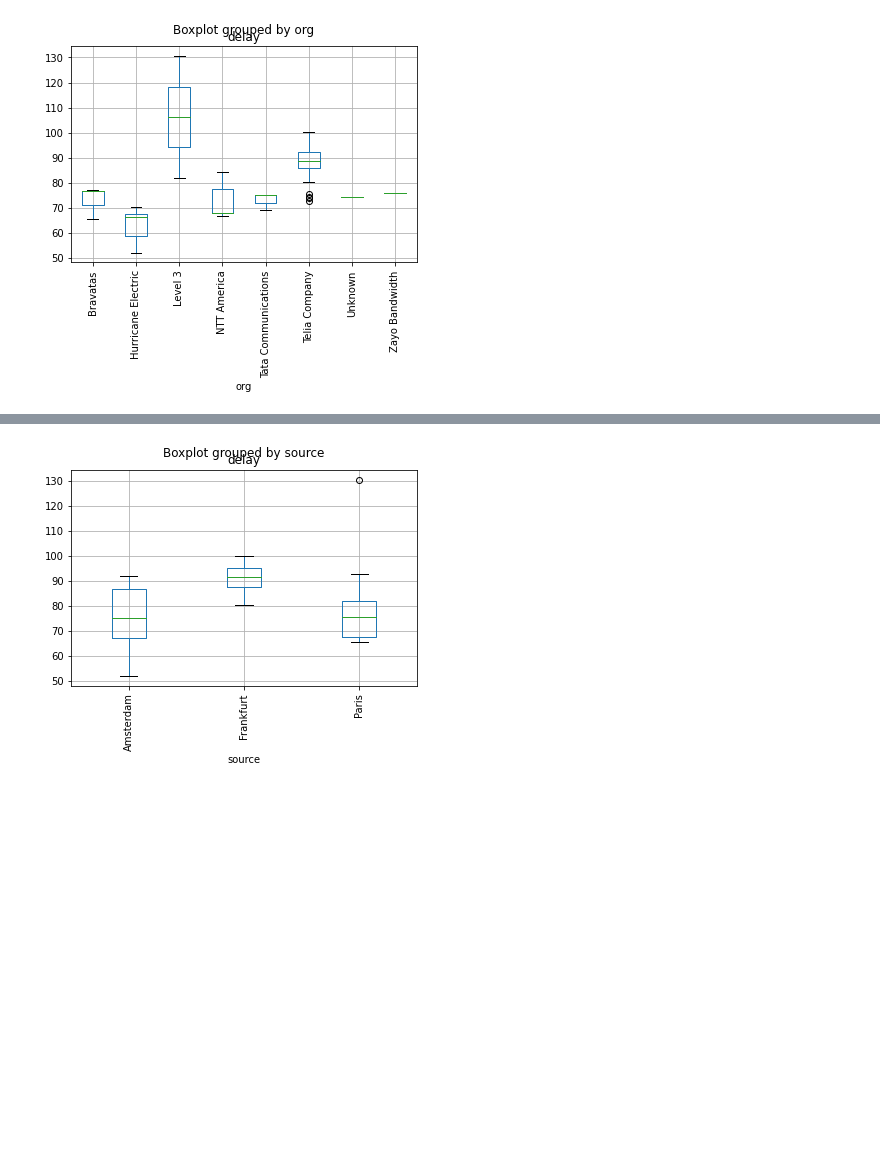
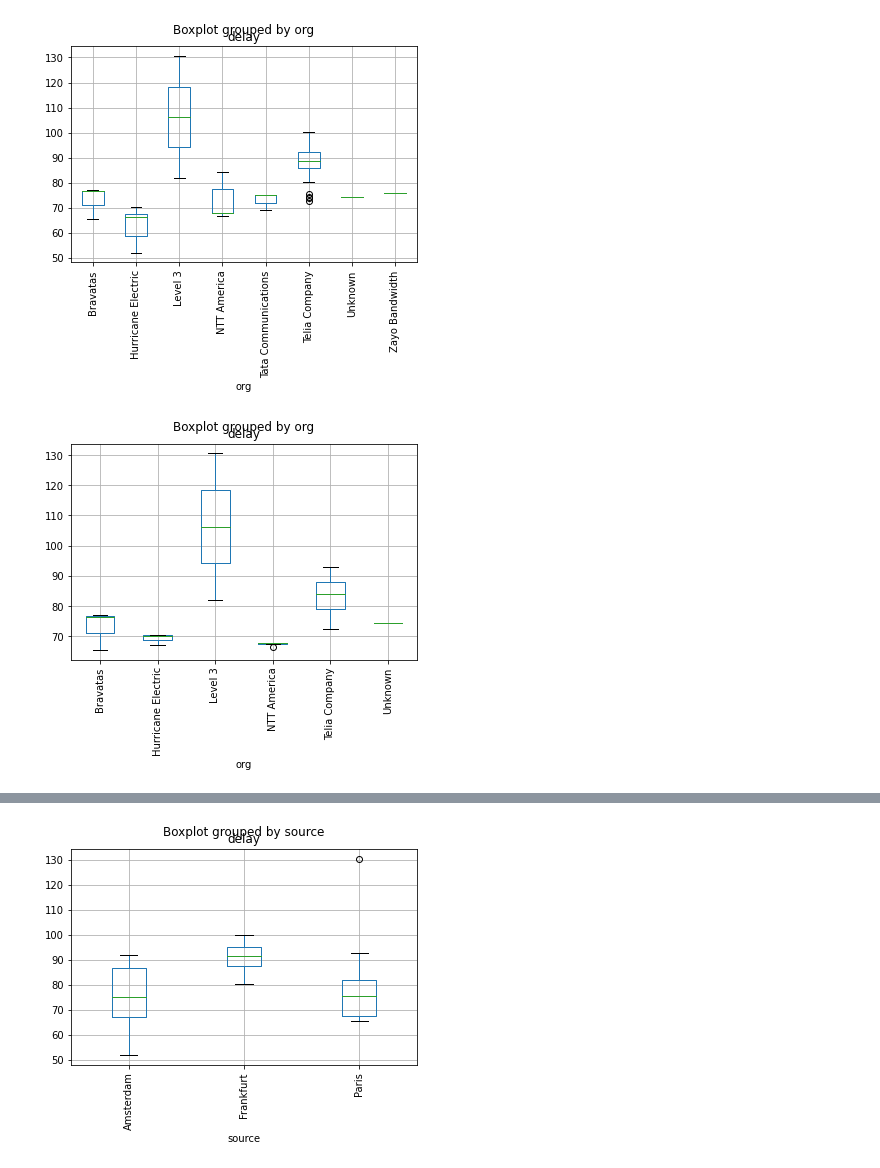
Before and after one commit to liampeng1/NetworksProject, a Jupyter notebook: Untitled.ipynb, the cells around one changed output, grey strips where cells are left out. Saved outputs shown, nothing was run; the diff lists cells and outputs as text; code cells hidden in the pictures; blank space fills up the shorter version.

Commit message:
made more graphs

```diff
--- a/Untitled.ipynb
+++ b/Untitled.ipynb
@@ -29,7 +29,3 @@ combined_df['regionName'][:10]
 8         Illinois
 9         Virginia
 Name: regionName, dtype: object
-# %%
-for name, group in paris_routes:
-    print (group[['country', 'hop', 'org', 'Avg']])
-    print ('-----------------------------')
@@ -78,16 +56,19 @@ Index(['Unnamed: 0', 'IP', 'Loss', 'Snt', 'Last', 'Avg', 'Best', 'Wrst',
        'timezone', 'zip', 'message', 'asn', 'cont_code'],
       dtype='object')
 # %%
-TA_df = pd.DataFrame(columns=['delay', 'source', 'org', 'time'])
+TA_df = pd.DataFrame(columns=['delay', 'source', 'org', 'time', 'last_EU', 'first_NA'])
 for source in ['Amsterdam','Paris','Frankfurt']:
     city_routes = combined_df.loc[combined_df['source'] == source]
     for time, group in city_routes.groupby('time'):
-#         print (group[['hop', 'Avg', 'source']])
-        # get max change
+        # get the max change in latency between self and last router
+        # value should be the Distance in RTT between Source -> router in EU and Source -> router in NA
         last = 0
         TA_delay = 0
         org = ''
         threshold = 50
+        # set to lowest RTT of TA_links by ISPs used
+        # https://www.thebroadcastbridge.com/content/entry/3988/trans-atlantic-network-latency-reduced
+        # determined by first link with delay > threshold because of what we saw as inacuracies in IP location data
         for index, row in group.iterrows():
             if row['Avg'] > 0.0:
                 avg_change = row['Avg'] - last
@@ -97,11 +78,14 @@ for source in ['Amsterdam','Paris','Frankfurt']:
                     max_hop = row['hop']
                     break
                 last = row['Avg']
-        # get min after that
+        # check latency of each router after the TA link
+        # Adjusts for spikes caused by increases in
         min_after = TA_delay
         for index, row in group.loc[group['hop'] >= max_hop].iterrows():
             if row['Avg'] > 0:
+                # if latency for later router < our recorded TA latency
                 if row['Avg'] - last < min_after:
+                    # replace TA latency with later latency
                     min_after = row['Avg'] - last
         TA_delay = min_after
-        TA_df = TA_df.append({'delay':TA_delay, 'source':source, 'org':org, 'time':time}, ignore_index=True)
+        TA_df = TA_df.append({'delay':TA_delay, 'source':source, 'org':org, 'time':time, 'last_EU':last_EU, 'first_NA':first_NA}, ignore_index=True)
@@ -190,6 +194,8 @@ print (amsterdam)
 17   52.0  Amsterdam        Hurricane Electric  2020-04-16T20:16:21+0000    20
 18   59.0  Amsterdam        Hurricane Electric  2020-04-16T22:23:27+0000    22
 19   92.0  Amsterdam          Telia Company AB  2020-04-16T22:36:33+0000    22
+# %%
+TA_df = pd.read_csv('TA_df.csv')
 # %%
 city_dict = {}
 for num, city in enumerate(list(set(TA_df['source']))):
@@ -299,3 +305,8 @@ delay_org = TA_df.boxplot(column=['delay'],by='org', rot=90).get_figure()
 delay_org.savefig('delay_org.pdf')
 # %% [output]
 [figure]
+# %%
+Paris_org_delay = TA_df.loc[TA_df['source'] == 'Paris'].boxplot(column=['delay'],by='org', rot=90).get_figure()
+Paris_org_delay.savefig('Paris_org_delay.pdf')
+# %% [output]
+[figure, added]
```
Also changed, not shown: parts of 8 cells of this notebook, 5 other files.
